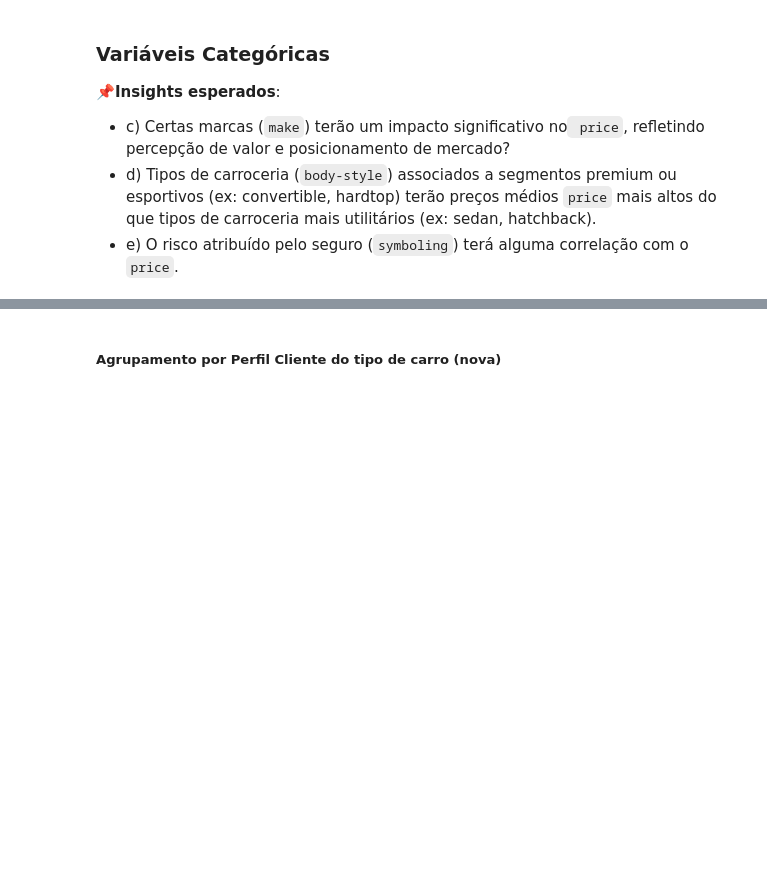
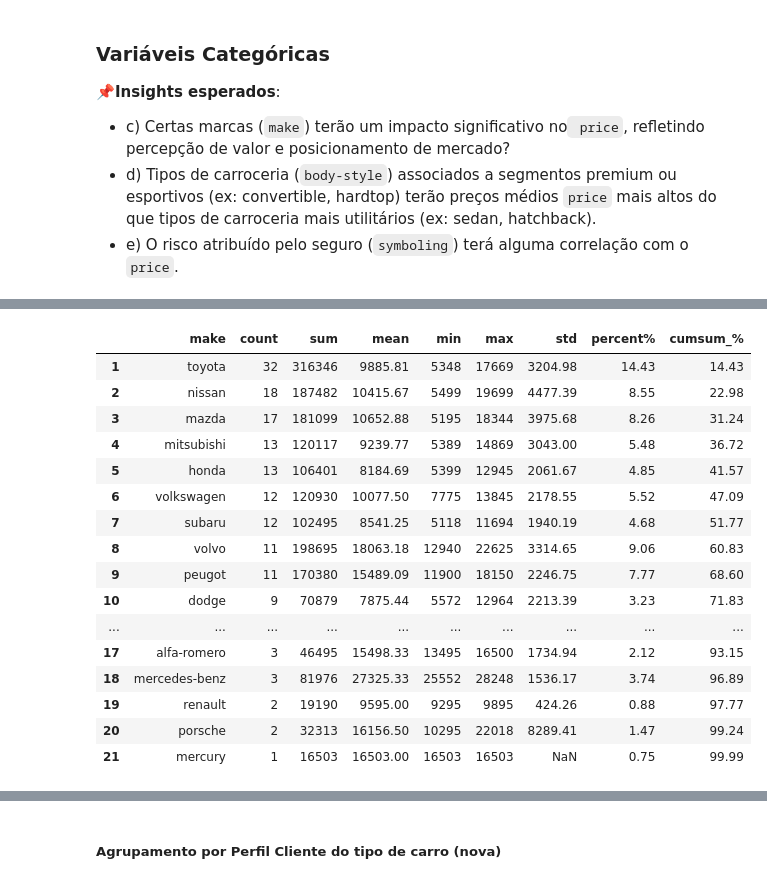
Before and after one commit to reynancs/car_price_prediction, a Jupyter notebook: notebooks/2.1-rc-eda-cleaned.ipynb, the cells around one changed output, grey strips where cells are left out. Cells and saved outputs as stored; diff of their text form; code cells hidden in the pictures; blank space fills up the shorter version.

```diff
--- a/notebooks/2.1-rc-eda-cleaned.ipynb
+++ b/notebooks/2.1-rc-eda-cleaned.ipynb
@@ -250,26 +321,44 @@ df.describe(include=['object'])
 # %%
 # Subset
 df_group_by_make = df[['make','price']]
 
 # Agrupar por 'make' com estatísticas
 df_group_by_make = df_group_by_make.groupby(['make'], as_index=False)['price'].agg(
-    count='count', sum='sum', mean='mean',min='min', max='max' ).round(2)
+    count='count', sum='sum', mean='mean',min='min', max='max', std='std' ).round(2)
 
 
 # Calcular % de participação
 total_price = df_group_by_make['sum'].sum()
 df_group_by_make['percent%'] = ((df_group_by_make['sum'] / total_price) * 100).round(2)
 
 
 # Ordenar pela soma total
-df_group_by_make = df_group_by_make.sort_values(['sum'], ascending=False).reset_index(drop=True)
+df_group_by_make = df_group_by_make.sort_values(['count'], ascending=False).reset_index(drop=True)
 
 
 # Calcular percent acumulado
 df_group_by_make['cumsum_%'] = df_group_by_make['percent%'].cumsum().round(2)
 
 # Ajustar índice para iniciar em 1 (opcional)
 df_group_by_make.index = range(1, len(df_group_by_make) + 1)
 
 
 df_group_by_make
+# %% [output]
+|  | make | count | sum | mean | min | max | std | percent% | cumsum_% |
+| 1 | toyota | 32 | 316346 | 9885.81 | 5348 | 17669 | 3204.98 | 14.43 | 14.43 |
+| 2 | nissan | 18 | 187482 | 10415.67 | 5499 | 19699 | 4477.39 | 8.55 | 22.98 |
+| 3 | mazda | 17 | 181099 | 10652.88 | 5195 | 18344 | 3975.68 | 8.26 | 31.24 |
+| 4 | mitsubishi | 13 | 120117 | 9239.77 | 5389 | 14869 | 3043.00 | 5.48 | 36.72 |
+| 5 | honda | 13 | 106401 | 8184.69 | 5399 | 12945 | 2061.67 | 4.85 | 41.57 |
+| 6 | volkswagen | 12 | 120930 | 10077.50 | 7775 | 13845 | 2178.55 | 5.52 | 47.09 |
+| 7 | subaru | 12 | 102495 | 8541.25 | 5118 | 11694 | 1940.19 | 4.68 | 51.77 |
+| 8 | volvo | 11 | 198695 | 18063.18 | 12940 | 22625 | 3314.65 | 9.06 | 60.83 |
+| 9 | peugot | 11 | 170380 | 15489.09 | 11900 | 18150 | 2246.75 | 7.77 | 68.60 |
+| 10 | dodge | 9 | 70879 | 7875.44 | 5572 | 12964 | 2213.39 | 3.23 | 71.83 |
+| ... | ... | ... | ... | ... | ... | ... | ... | ... | ... |
+| 17 | alfa-romero | 3 | 46495 | 15498.33 | 13495 | 16500 | 1734.94 | 2.12 | 93.15 |
+| 18 | mercedes-benz | 3 | 81976 | 27325.33 | 25552 | 28248 | 1536.17 | 3.74 | 96.89 |
+| 19 | renault | 2 | 19190 | 9595.00 | 9295 | 9895 | 424.26 | 0.88 | 97.77 |
+| 20 | porsche | 2 | 32313 | 16156.50 | 10295 | 22018 | 8289.41 | 1.47 | 99.24 |
+| 21 | mercury | 1 | 16503 | 16503.00 | 16503 | 16503 | NaN | 0.75 | 99.99 |
```
Also changed, not shown: parts of 28 cells of this notebook, 4 other files.
